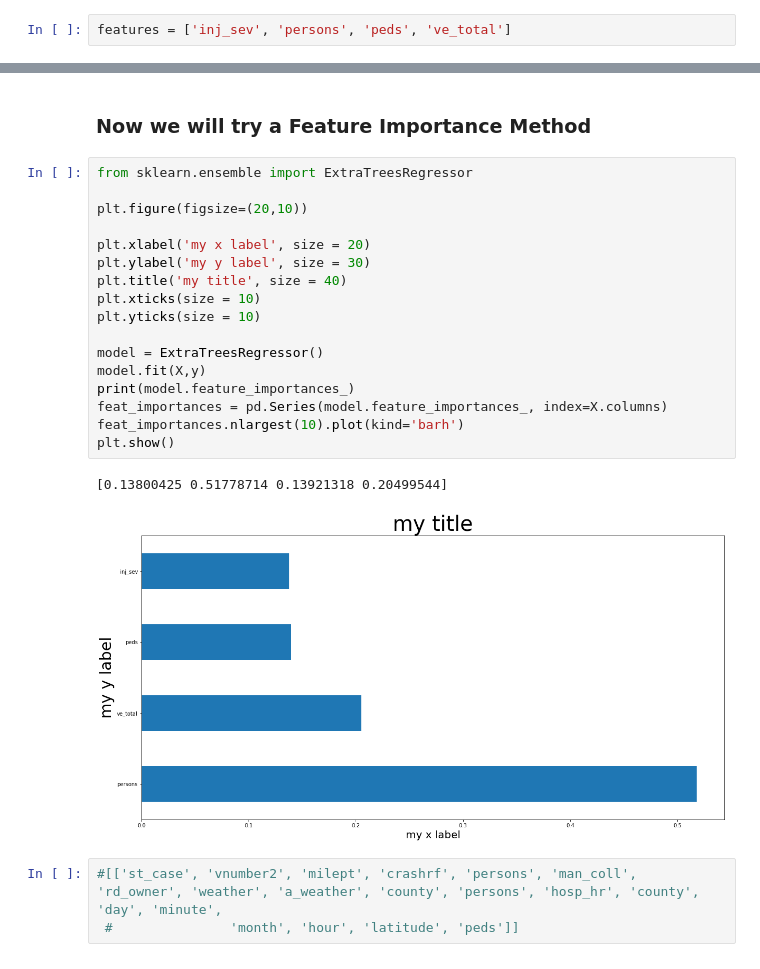
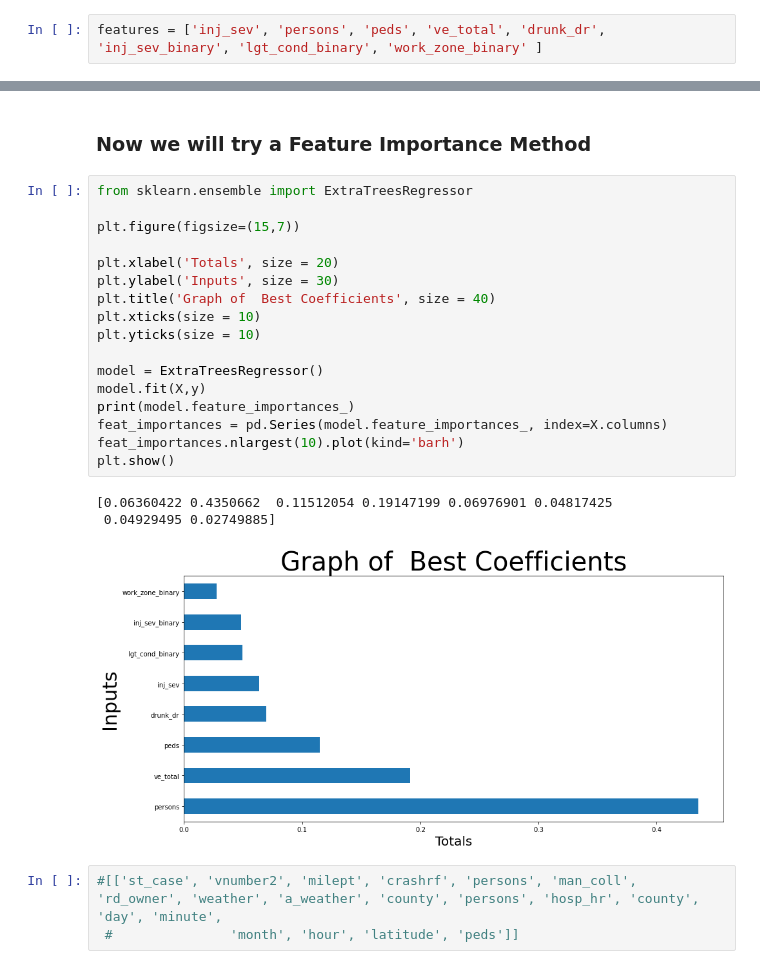
Before and after one commit to xsteez/Data-A-Team, a Jupyter notebook: all_imports.ipynb, the cells around one changed output, grey strips where cells are left out. Saved outputs shown, nothing was run; the diff lists cells and outputs as text.

```diff
--- a/all_imports.ipynb
+++ b/all_imports.ipynb
@@ -564,7 +567,7 @@ accidents_df = accidents_df.drop(columns=['tway_id', 'statename', 'weathername',
 from sklearn.feature_selection import SelectKBest
 from sklearn.feature_selection import chi2
 # %%
-features = ['inj_sev', 'persons', 'peds', 've_total']
+features = ['inj_sev', 'persons', 'peds', 've_total', 'drunk_dr', 'inj_sev_binary', 'lgt_cond_binary', 'work_zone_binary' ]
 # %%
 X = accidents_df[features]
 y = accidents_df['binary_fatals']
@@ -588,23 +595,24 @@ print(featureScores.nlargest(10, 'Score'))
 # %%
 from sklearn.ensemble import ExtraTreesRegressor
 
-plt.figure(figsize=(20,10))
+plt.figure(figsize=(15,7))
 
-plt.xlabel('my x label', size = 20)
-plt.ylabel('my y label', size = 30)
-plt.title('my title', size = 40)
+plt.xlabel('Totals', size = 20)
+plt.ylabel('Inputs', size = 30)
+plt.title('Graph of  Best Coefficients', size = 40)
 plt.xticks(size = 10)
 plt.yticks(size = 10)
 
 model = ExtraTreesRegressor()
 model.fit(X,y)
 print(model.feature_importances_)
 feat_importances = pd.Series(model.feature_importances_, index=X.columns)
 feat_importances.nlargest(10).plot(kind='barh')
 plt.show()
 # %% [output]
-[0.13800425 0.51778714 0.13921318 0.20499544]
+[0.06360422 0.4350662  0.11512054 0.19147199 0.06976901 0.04817425
+ 0.04929495 0.02749885]
-[figure, old version]
+[figure, new version]
 # %%
 #[['st_case', 'vnumber2', 'milept', 'crashrf', 'persons', 'man_coll', 'rd_owner', 'weather', 'a_weather', 'county', 'persons', 'hosp_hr', 'county', 'day', 'minute',
  #               'month', 'hour', 'latitude', 'peds']]
```
Also changed, not shown: parts of 52 cells of this notebook, 1 other file.
